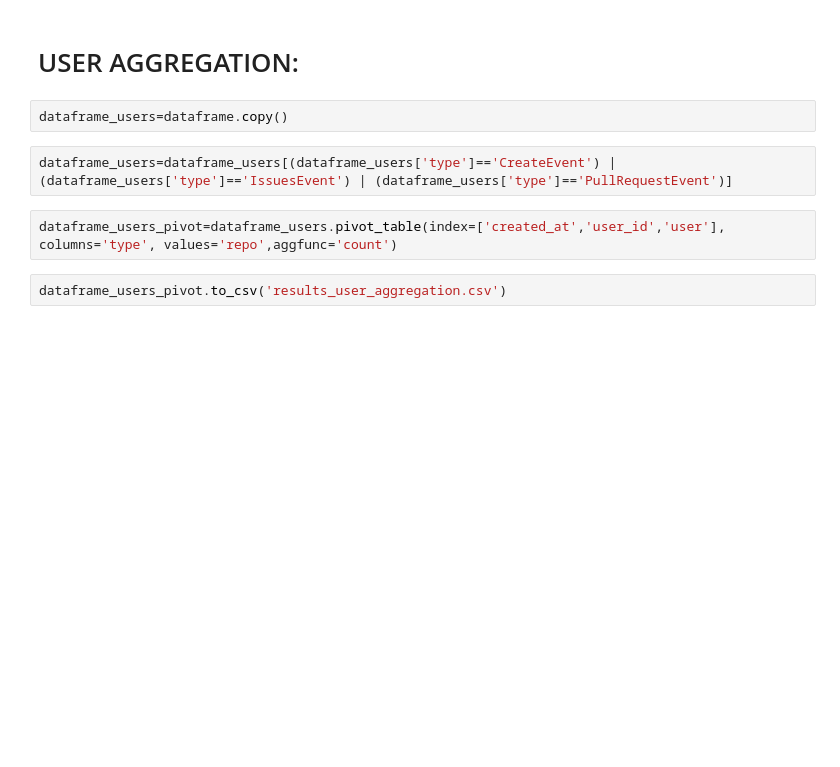
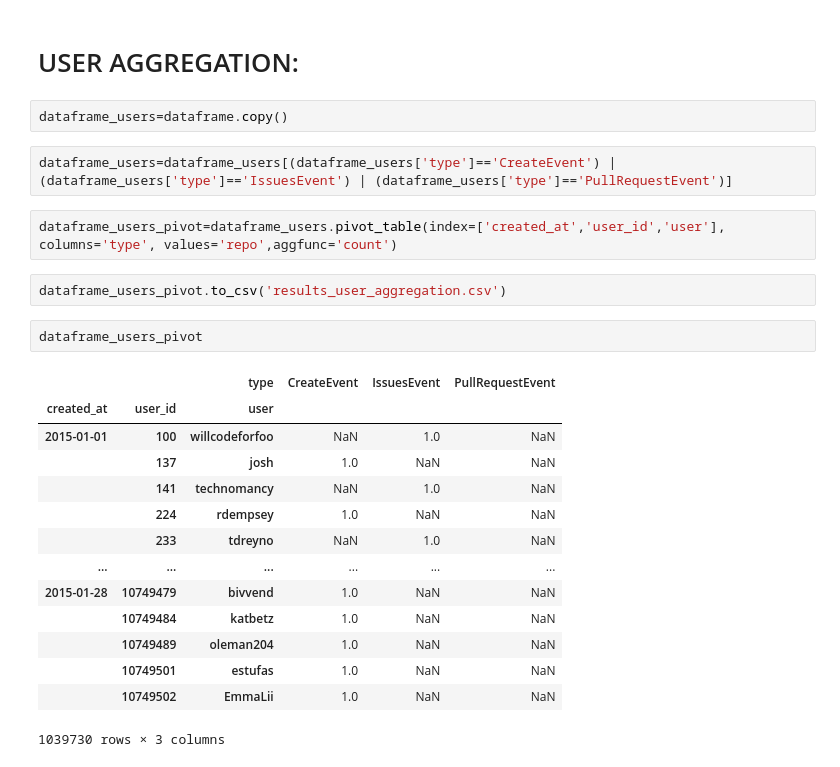
Before and after one commit to WojtekSza/AirBnB_singapur, a Jupyter notebook: Data_engineer_entry_task.ipynb, the cells around one changed output. Drawn from its saved outputs; the diff is of its cells as text; blank space fills up the shorter version.

```diff
--- a/Data_engineer_entry_task.ipynb
+++ b/Data_engineer_entry_task.ipynb
@@ -90,3 +107,20 @@ dataframe_users=dataframe_users[(dataframe_users['type']=='CreateEvent') | (data
 dataframe_users_pivot=dataframe_users.pivot_table(index=['created_at','user_id','user'], columns='type', values='repo',aggfunc='count')
 # %%
 dataframe_users_pivot.to_csv('results_user_aggregation.csv')
+# %%
+dataframe_users_pivot
+# %% [output]
+|  |  | type | CreateEvent | IssuesEvent | PullRequestEvent |
+| created_at | user_id | user |  |  |  |
+| 2015-01-01 | 100 | willcodeforfoo | NaN | 1.0 | NaN |
+|  | 137 | josh | 1.0 | NaN | NaN |
+|  | 141 | technomancy | NaN | 1.0 | NaN |
+|  | 224 | rdempsey | 1.0 | NaN | NaN |
+|  | 233 | tdreyno | NaN | 1.0 | NaN |
+| ... | ... | ... | ... | ... | ... |
+| 2015-01-28 | 10749479 | bivvend | 1.0 | NaN | NaN |
+|  | 10749484 | katbetz | 1.0 | NaN | NaN |
+|  | 10749489 | oleman204 | 1.0 | NaN | NaN |
+|  | 10749501 | estufas | 1.0 | NaN | NaN |
+|  | 10749502 | EmmaLii | 1.0 | NaN | NaN |
+1039730 rows × 3 columns
```
Also changed, not shown: parts of 1 cell of this notebook.
